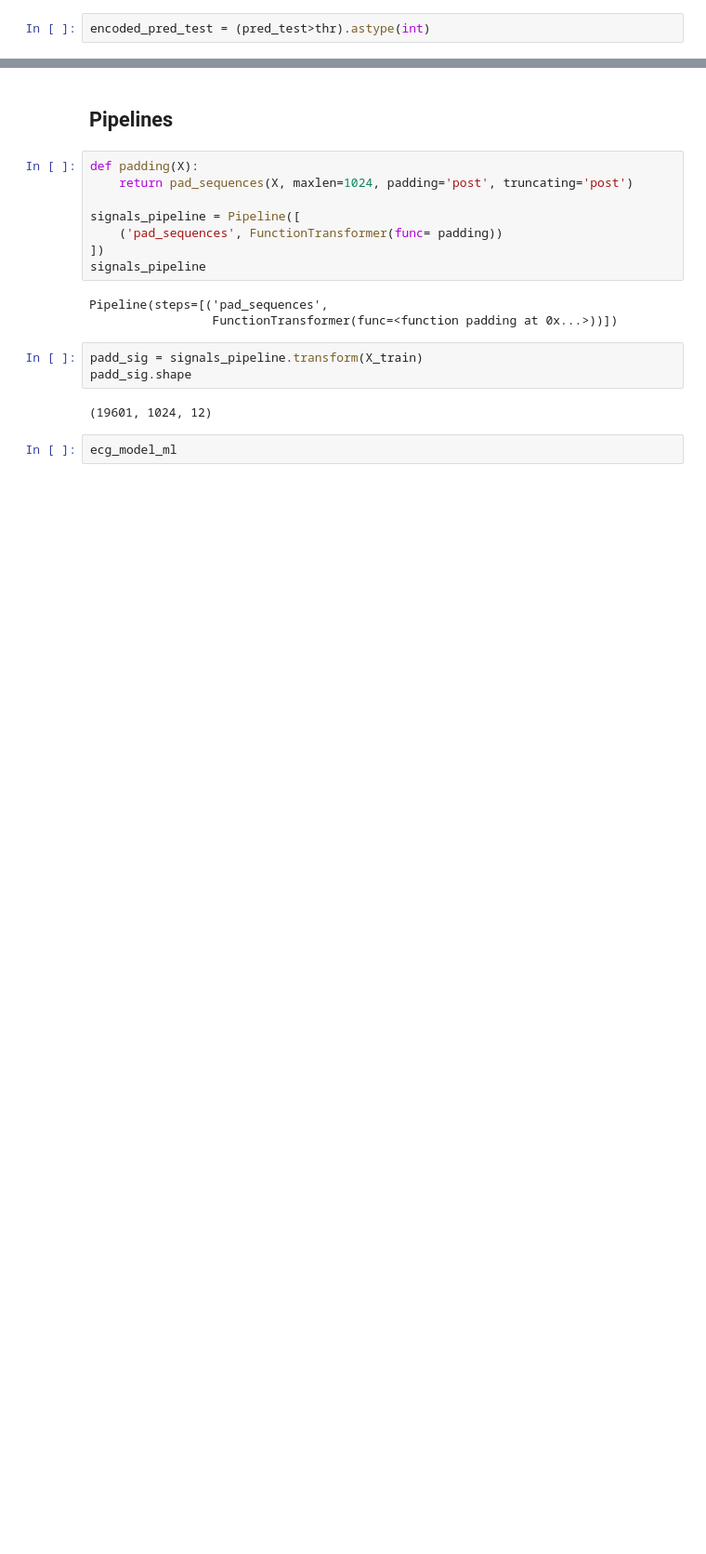
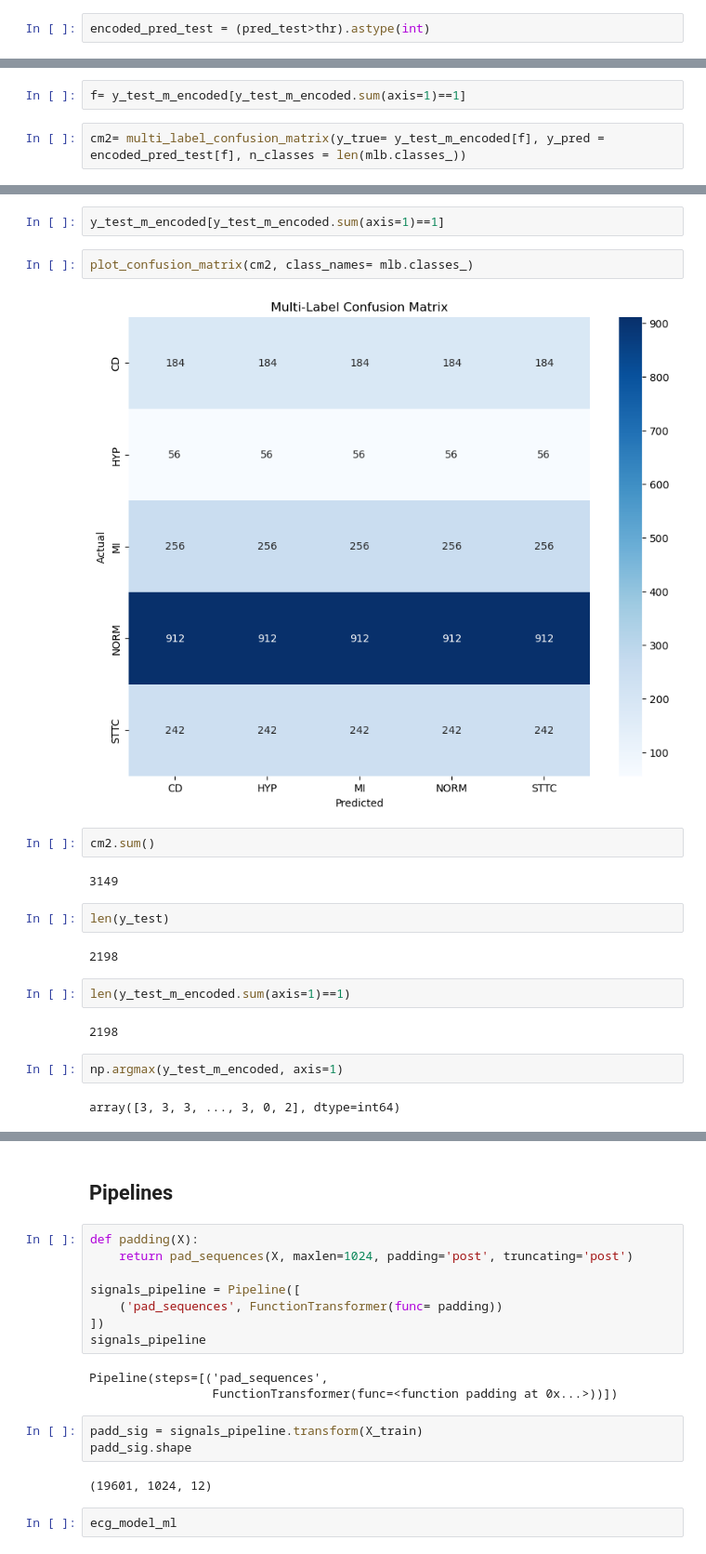
Before and after one commit to TalshB/ECG-project, a Jupyter notebook: ECG project.ipynb, the cells around one changed output, grey strips where cells are left out. Shown at 93% size. Saved outputs shown, nothing was run; the diff lists cells and outputs as text; blank space fills up the shorter version.

```diff
--- a/ECG project.ipynb
+++ b/ECG project.ipynb
@@ -809,0 +941,4 @@ accuracy_test
+# %%
+f= y_test_m_encoded[y_test_m_encoded.sum(axis=1)==1]
+# %%
+cm2= multi_label_confusion_matrix(y_true= y_test_m_encoded[f], y_pred = encoded_pred_test[f], n_classes = len(mlb.classes_))
@@ -809,0 +1064,22 @@ accuracy_test
+# %%
+y_test_m_encoded[y_test_m_encoded.sum(axis=1)==1]
+# %%
+plot_confusion_matrix(cm2, class_names= mlb.classes_)
+# %% [output]
+[figure, added]
+# %%
+cm2.sum()
+# %% [output]
+3149
+# %%
+len(y_test)
+# %% [output]
+2198
+# %%
+len(y_test_m_encoded.sum(axis=1)==1)
+# %% [output]
+2198
+# %%
+np.argmax(y_test_m_encoded, axis=1)
+# %% [output]
+array([3, 3, 3, ..., 3, 0, 2], dtype=int64)
```
Also changed, not shown: parts of 68 cells of this notebook.
